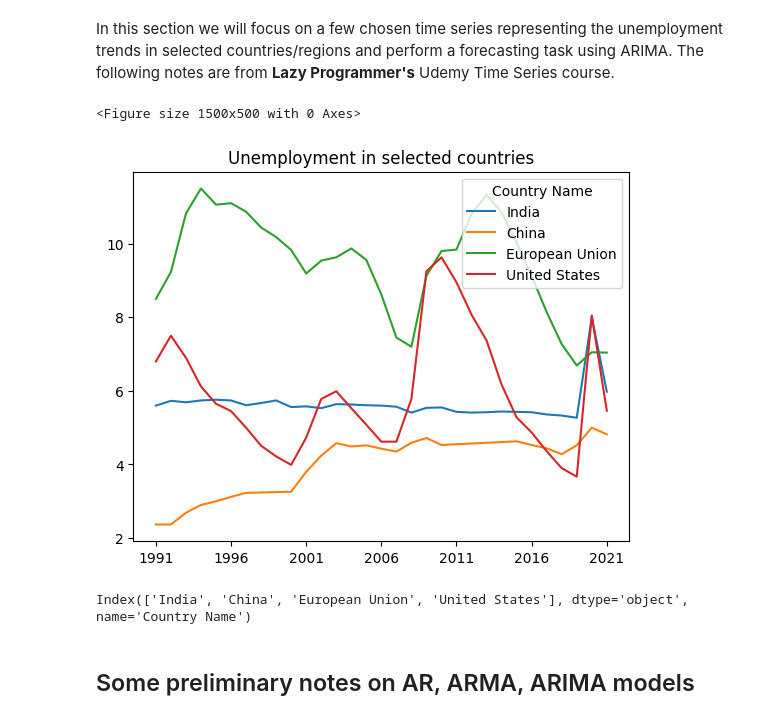
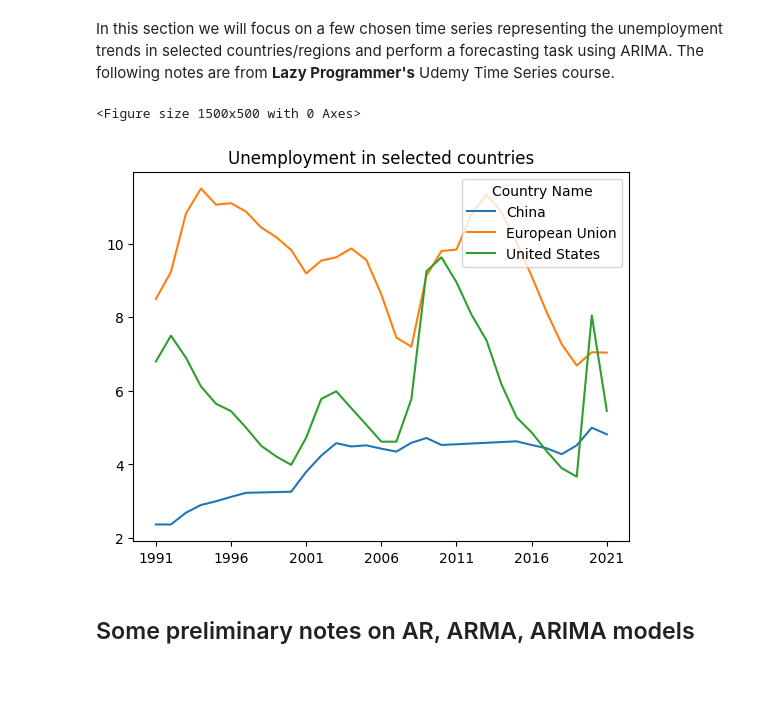
Before and after one commit to lorrespz/Time-Series-Forecasting-Collection, a Jupyter notebook: world-unemployment-trend-1991-2021.ipynb, the cells around one changed output. Drawn from its saved outputs; the diff is of its cells as text; code cells hidden in the pictures; blank space fills up the shorter version.

```diff
--- a/world-unemployment-trend-1991-2021.ipynb
+++ b/world-unemployment-trend-1991-2021.ipynb
@@ -215,12 +215,11 @@ plt.title('Unemployment rate for all economies in 2020', fontsize = 20);
 # %% [markdown]
 In this section we will focus on a few chosen time series representing the unemployment trends in selected countries/regions and perform a forecasting task using ARIMA. The following notes are from **Lazy Programmer's** Udemy Time Series course.
 # %%
-df_fc = df[['India', 'China', 'European Union', 'United States']]
+df_fc = df[['China', 'European Union', 'United States']]
+plt.figure(figsize = (15,5))
+df_fc.plot();
+plt.title('Unemployment in selected countries');
+# %% [output]
+<Figure size 1500x500 with 0 Axes>
+[figure, added]
-# %%
-plt.figure(figsize = (15,5))
-df_fc.plot();
-plt.title('Unemployment in selected countries');
-# %% [output]
-<Figure size 1500x500 with 0 Axes>
-[figure, removed]
 # %%
@@ -230,8 +229,4 @@ test = df_fc.iloc[-Ntest:]
 
 train_idx = df_fc.index <= train.index[-1]
 test_idx = df_fc.index > train.index[-1]
-# %%
-df_fc.columns
-# %% [output]
-Index(['India', 'China', 'European Union', 'United States'], dtype='object', name='Country Name')
 # %%
```
Also changed, not shown: parts of 19 cells of this notebook.
